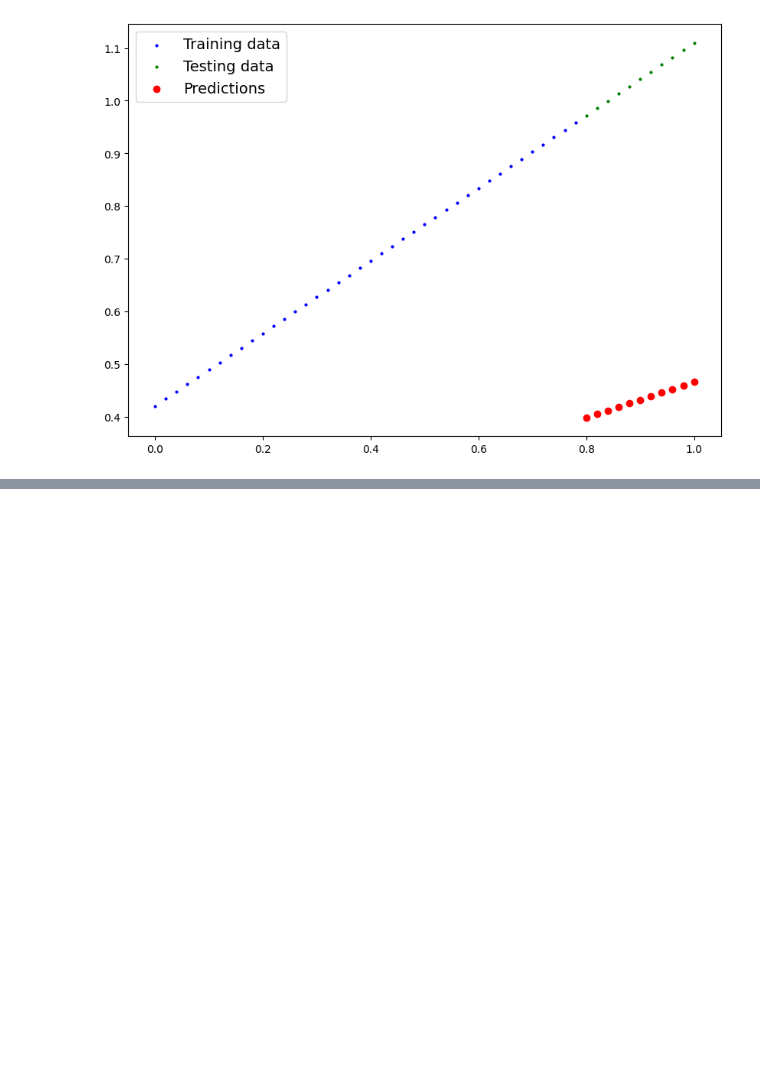
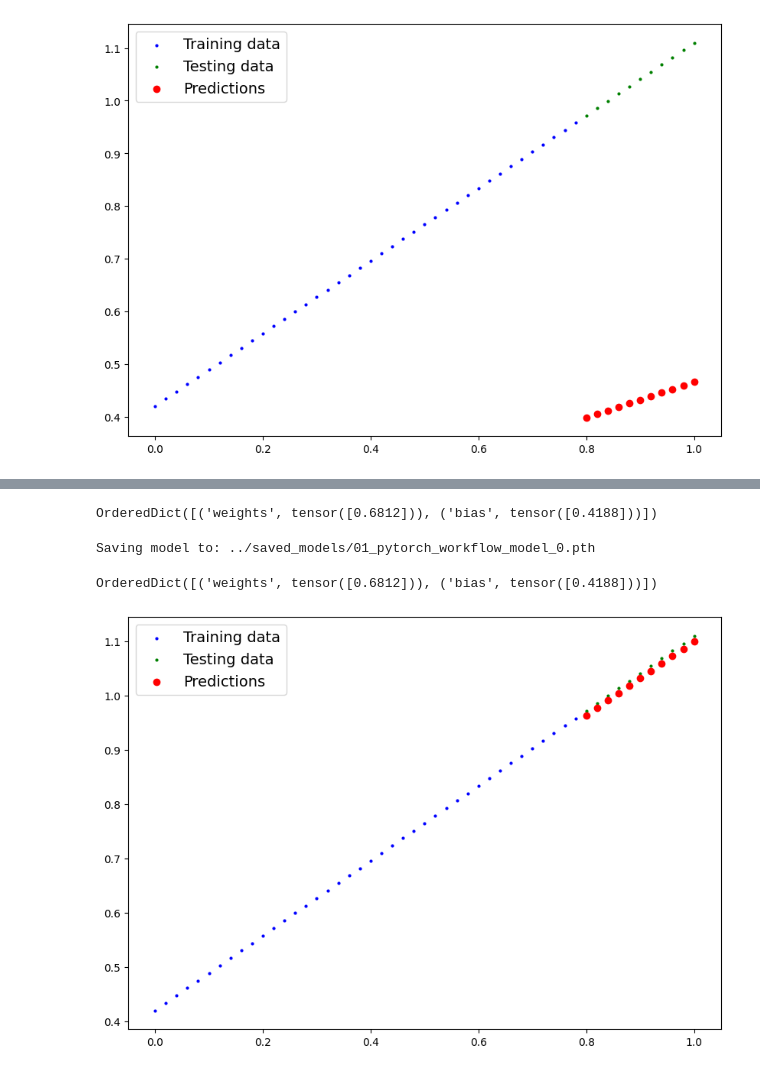
Before and after one commit to shellrider-games/learnpytorch, a Jupyter notebook: workflow/notebooks/workflow.ipynb, the cells around one changed output, grey strips where cells are left out. Cells and saved outputs as stored; diff of their text form; code cells hidden in the pictures; blank space fills up the shorter version.

Commit message:
pytorch practice

```diff
--- a/workflow/notebooks/workflow.ipynb
+++ b/workflow/notebooks/workflow.ipynb
@@ -127,0 +210,28 @@ plot_prediction(X_train, y_train, X_test, y_test, y_preds)
+# %%
+model_0.state_dict()
+# %% [output]
+OrderedDict([('weights', tensor([0.6812])), ('bias', tensor([0.4188]))])
+# %%
+MODEL_PATH = Path("../saved_models")
+MODEL_PATH.mkdir(parents=True, exist_ok=True)
+
+MODEL_NAME = "01_pytorch_workflow_model_0.pth"
+MODEL_SAVE_PATH = MODEL_PATH / MODEL_NAME
+
+print(f"Saving model to: {MODEL_SAVE_PATH}")
+torch.save(model_0.state_dict(), MODEL_SAVE_PATH)
+# %% [output]
+Saving model to: ../saved_models/01_pytorch_workflow_model_0.pth
+# %%
+model_load = LinearRegressionModel()
+model_load.load_state_dict(torch.load(MODEL_SAVE_PATH))
+print(model_load.state_dict())
+model_load.eval()
+# %% [output]
+OrderedDict([('weights', tensor([0.6812])), ('bias', tensor([0.4188]))])
+# %%
+with torch.inference_mode():
+    y_preds = model_load(X_test)
+plot_prediction(X_train, y_train, X_test, y_test, y_preds)
+# %% [output]
+[figure, added]
```
Also changed, not shown: parts of 10 cells of this notebook, 2 other files.
